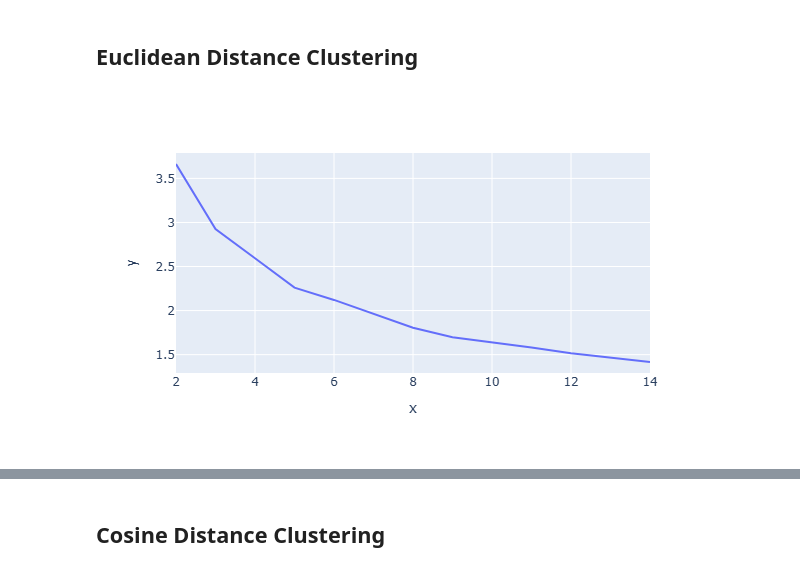
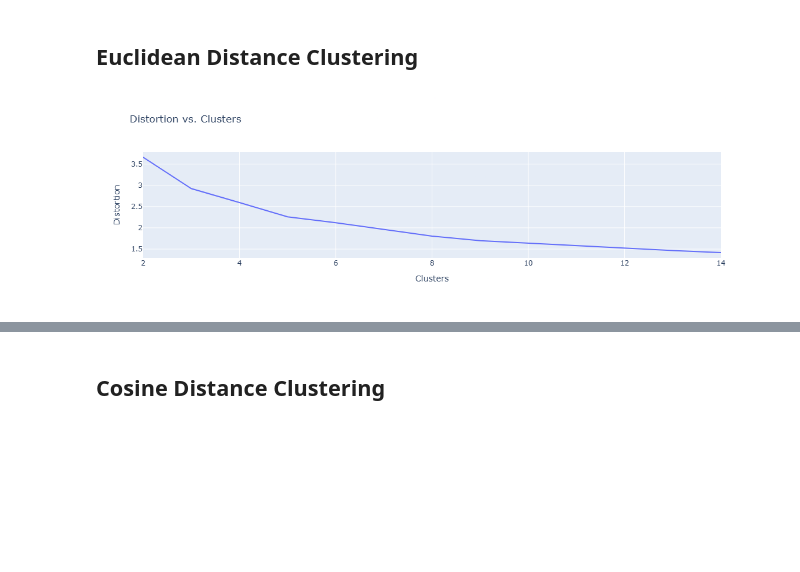
Before and after one commit to clairehbear/ECS171-Music-Recommendation-System, a Jupyter notebook: model_selection.ipynb, the cells around one changed output, grey strips where cells are left out. Cells and saved outputs as stored; diff of their text form; code cells hidden in the pictures; blank space fills up the shorter version.

```diff
--- a/model_selection.ipynb
+++ b/model_selection.ipynb
@@ -46,7 +46,7 @@ for i in tqdm(num_clusters):
     davies.append(davies_bouldin_score(X_scaled, fitted_model.predict(X_scaled)))
     calinskis.append(calinski_harabasz_score(X_scaled, fitted_model.predict(X_scaled)))
 # %%
-px.line(x=num_clusters, y=distortion)
+px.line(x=num_clusters, y=distortion, title='Distortion vs. Clusters', labels={'x': 'Clusters', 'y': 'Distortion'})
 # %% [output]
-[figure, old version]
+[figure, new version]
 # %%
```
Also changed, not shown: parts of 2 cells of this notebook, 14 other files.
